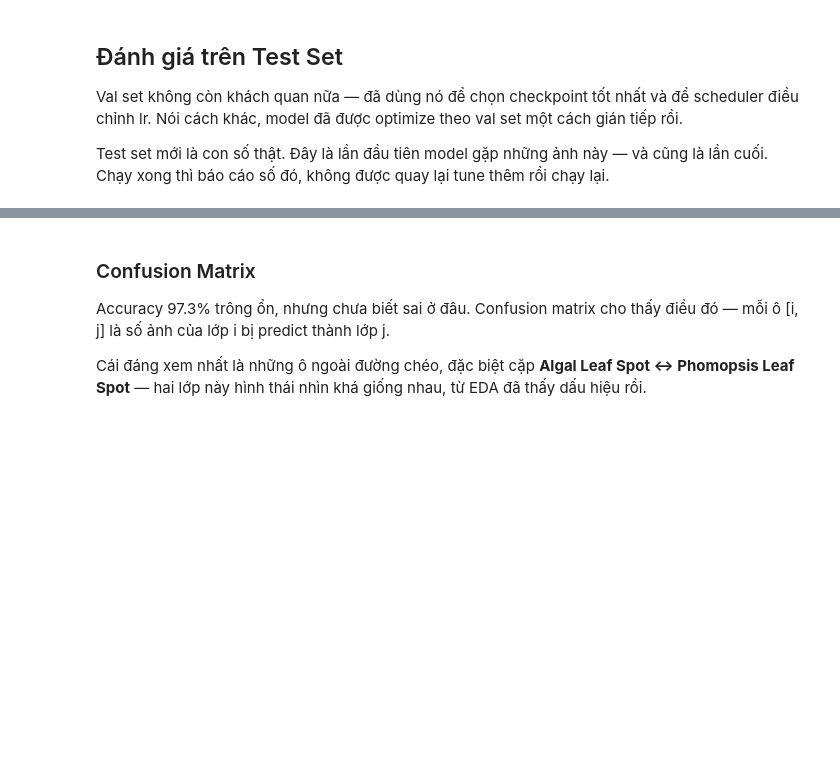
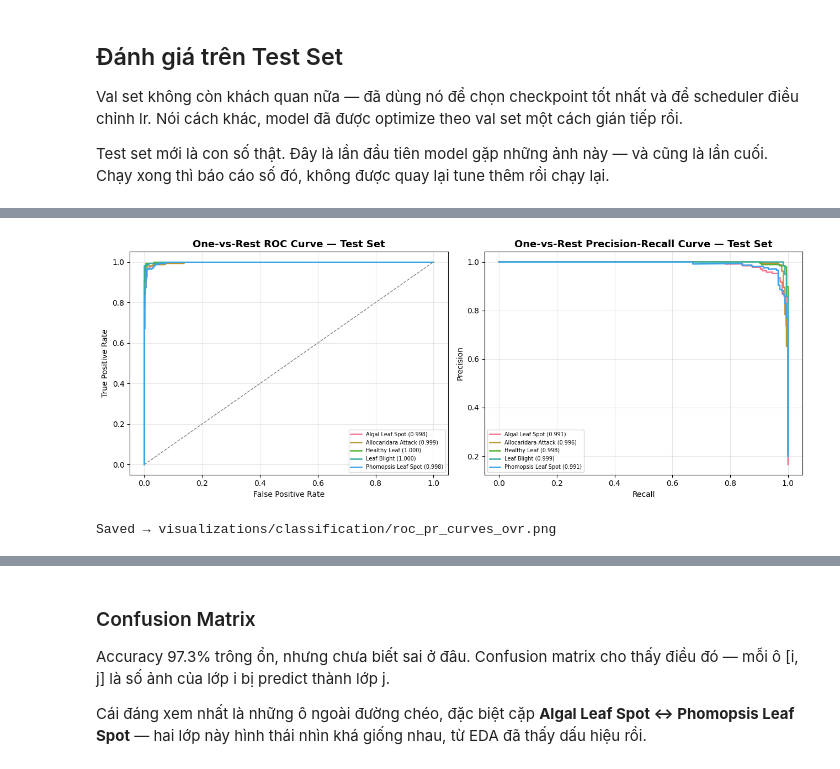
Before and after one commit to HieuDoan188/durian_leaf, a Jupyter notebook: notebooks/02-classifier-efficientnet-b0.ipynb, the cells around one changed output, grey strips where cells are left out. Saved outputs shown, nothing was run; the diff lists cells and outputs as text; code cells hidden in the pictures; blank space fills up the shorter version.

```diff
--- a/notebooks/02-classifier-efficientnet-b0.ipynb
+++ b/notebooks/02-classifier-efficientnet-b0.ipynb
@@ -313,0 +574,30 @@ Gap giữa val (98.19%) và test (97.30%) chỉ ~0.9% — model generalize tốt
+# %%
+fig, axes = plt.subplots(1, 2, figsize=(13, 5))
+
+for i, label in enumerate(CLASS_LABELS):
+    fpr, tpr, _ = roc_curve(y_true_ovr[:, i], all_y_prob[:, i])
+    precision_curve, recall_curve, _ = precision_recall_curve(y_true_ovr[:, i], all_y_prob[:, i])
+
+    axes[0].plot(fpr, tpr, linewidth=1.8, label=f"{label} ({roc_auc_per_class[i]:.3f})")
+    axes[1].plot(recall_curve, precision_curve, linewidth=1.8, label=f"{label} ({pr_auc_per_class[i]:.3f})")
+
+axes[0].plot([0, 1], [0, 1], linestyle="--", color="gray", linewidth=1)
+axes[0].set_title("One-vs-Rest ROC Curve — Test Set", fontsize=13, fontweight="bold")
+axes[0].set_xlabel("False Positive Rate")
+axes[0].set_ylabel("True Positive Rate")
+axes[0].grid(True, alpha=0.3)
+axes[0].legend(fontsize=7)
+
+axes[1].set_title("One-vs-Rest Precision-Recall Curve — Test Set", fontsize=13, fontweight="bold")
+axes[1].set_xlabel("Recall")
+axes[1].set_ylabel("Precision")
+axes[1].grid(True, alpha=0.3)
+axes[1].legend(fontsize=7)
+
+plt.tight_layout()
+plt.savefig(os.path.join(VIZ_DIR, "roc_pr_curves_ovr.png"), dpi=150, bbox_inches="tight")
+plt.show()
+print(f"Saved → {VIZ_DIR}/roc_pr_curves_ovr.png")
+# %% [output]
+[figure, added]
+Saved → visualizations/classification/roc_pr_curves_ovr.png
```
Also changed, not shown: parts of 35 cells of this notebook, 5 other files.
